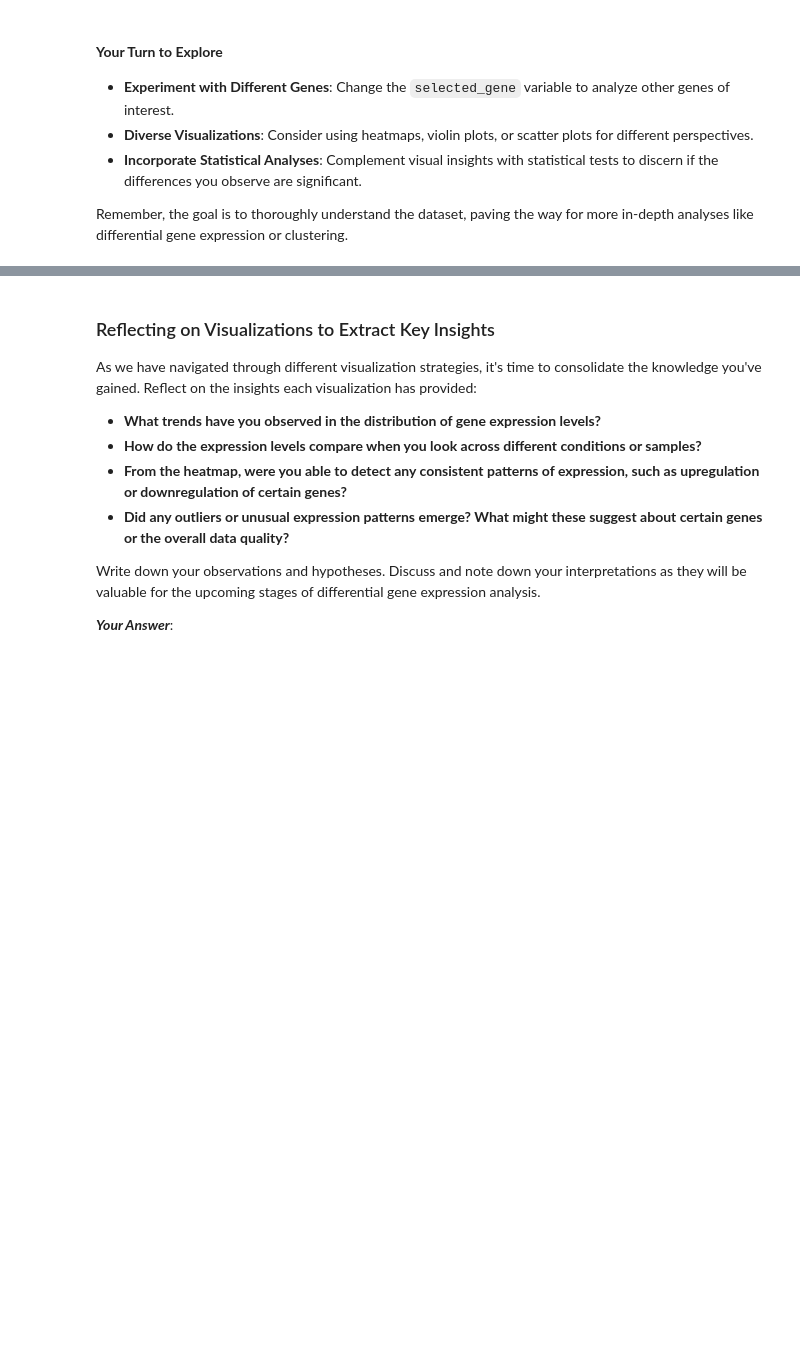
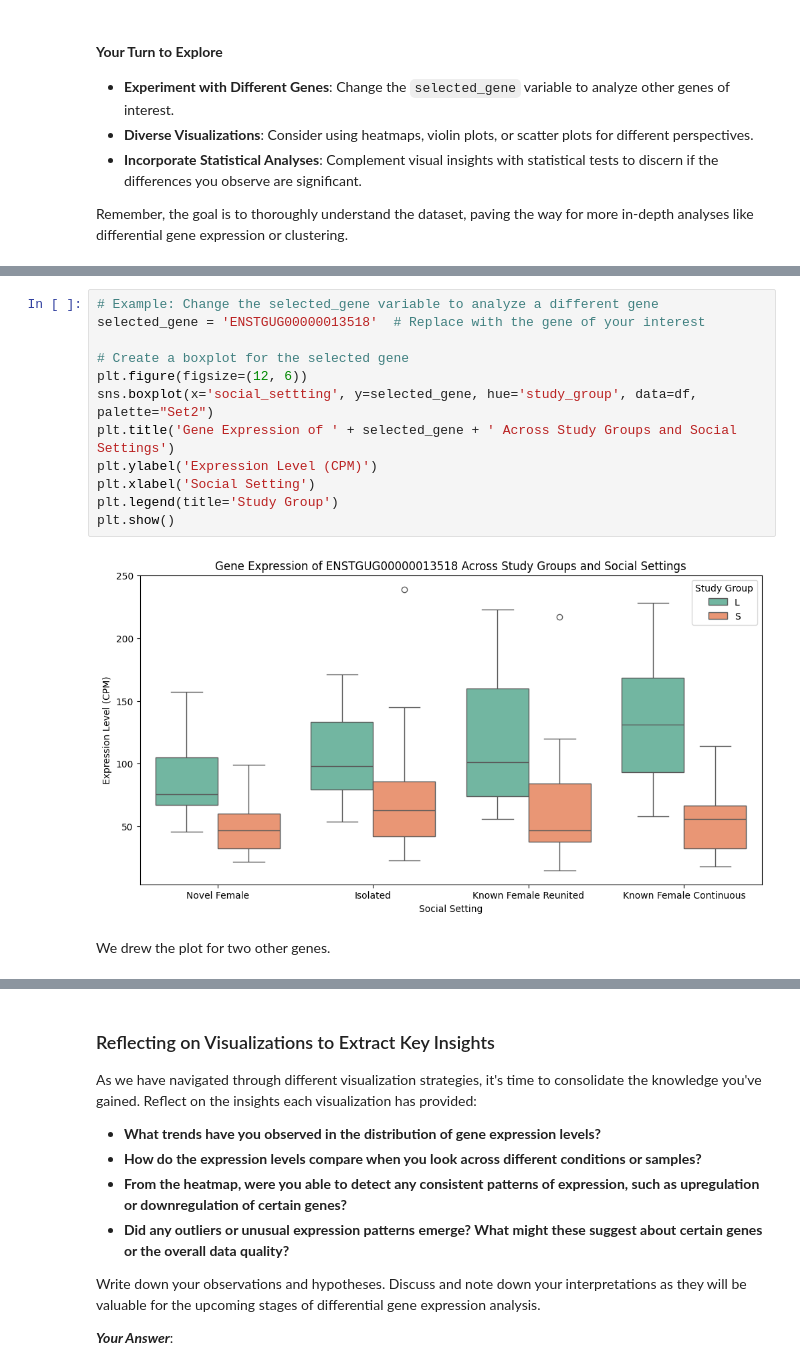
Before and after one commit to taranehkhosrojerdi/Intro-to-Bioinformatics-course-project, a Jupyter notebook: Neural and Immunological Responses of Zebra Finches/Songbird-Study.ipynb, the cells around one changed output, grey strips where cells are left out. Saved outputs shown, nothing was run; the diff lists cells and outputs as text; blank space fills up the shorter version.

Commit message:
Add some plots

```diff
--- a/Neural and Immunological Responses of Zebra Finches/Songbird-Study.ipynb
+++ b/Neural and Immunological Responses of Zebra Finches/Songbird-Study.ipynb
@@ -427,3 +436,19 @@ plt.show()
+# %%
+# Example: Change the selected_gene variable to analyze a different gene
+selected_gene = 'ENSTGUG00000013518'  # Replace with the gene of your interest
+
+# Create a boxplot for the selected gene
+plt.figure(figsize=(12, 6))
+sns.boxplot(x='social_settting', y=selected_gene, hue='study_group', data=df, palette="Set2")
+plt.title('Gene Expression of ' + selected_gene + ' Across Study Groups and Social Settings')
+plt.ylabel('Expression Level (CPM)')
+plt.xlabel('Social Setting')
+plt.legend(title='Study Group')
+plt.show()
+# %% [output]
+[figure, added]
+# %% [markdown]
+We drew the plot for two other genes.
 # %%
 # Exclude gene IDs for the heatmap
 heatmap_data = df_encoded[['social_settting_NF', 'social_settting_KF', 'social_settting_KFC', 'study_group_S']].copy()
```
Also changed, not shown: parts of 21 cells of this notebook.
